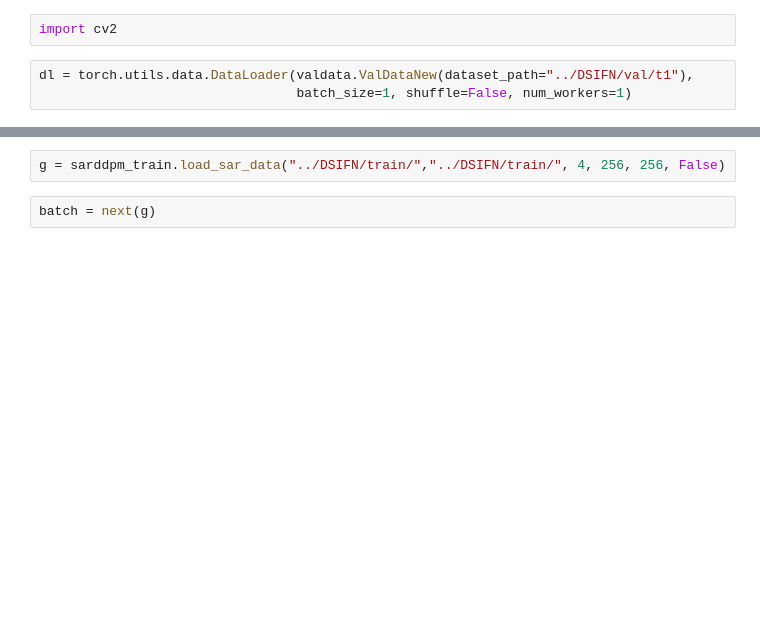
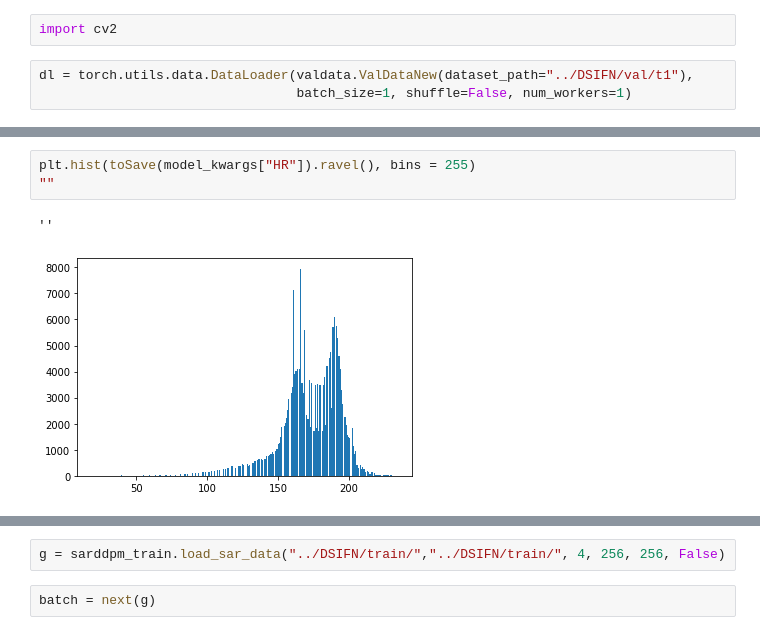
Before and after one commit to PierreGarciaRafael/SAR_DDPM, a Jupyter notebook: tests.ipynb, the cells around one changed output, grey strips where cells are left out. Cells and saved outputs as stored; diff of their text form; blank space fills up the shorter version.

```diff
--- a/tests.ipynb
+++ b/tests.ipynb
@@ -69,0 +38,6 @@ plt.hist(np.array(np.log(speck[:,:,0]+1e-5).ravel()), bins = 50)
+# %%
+plt.hist(toSave(model_kwargs["HR"]).ravel(), bins = 255)
+""
+# %% [output]
+''
+[figure, added]
```
Also changed, not shown: parts of 45 cells of this notebook, 4 other files.
